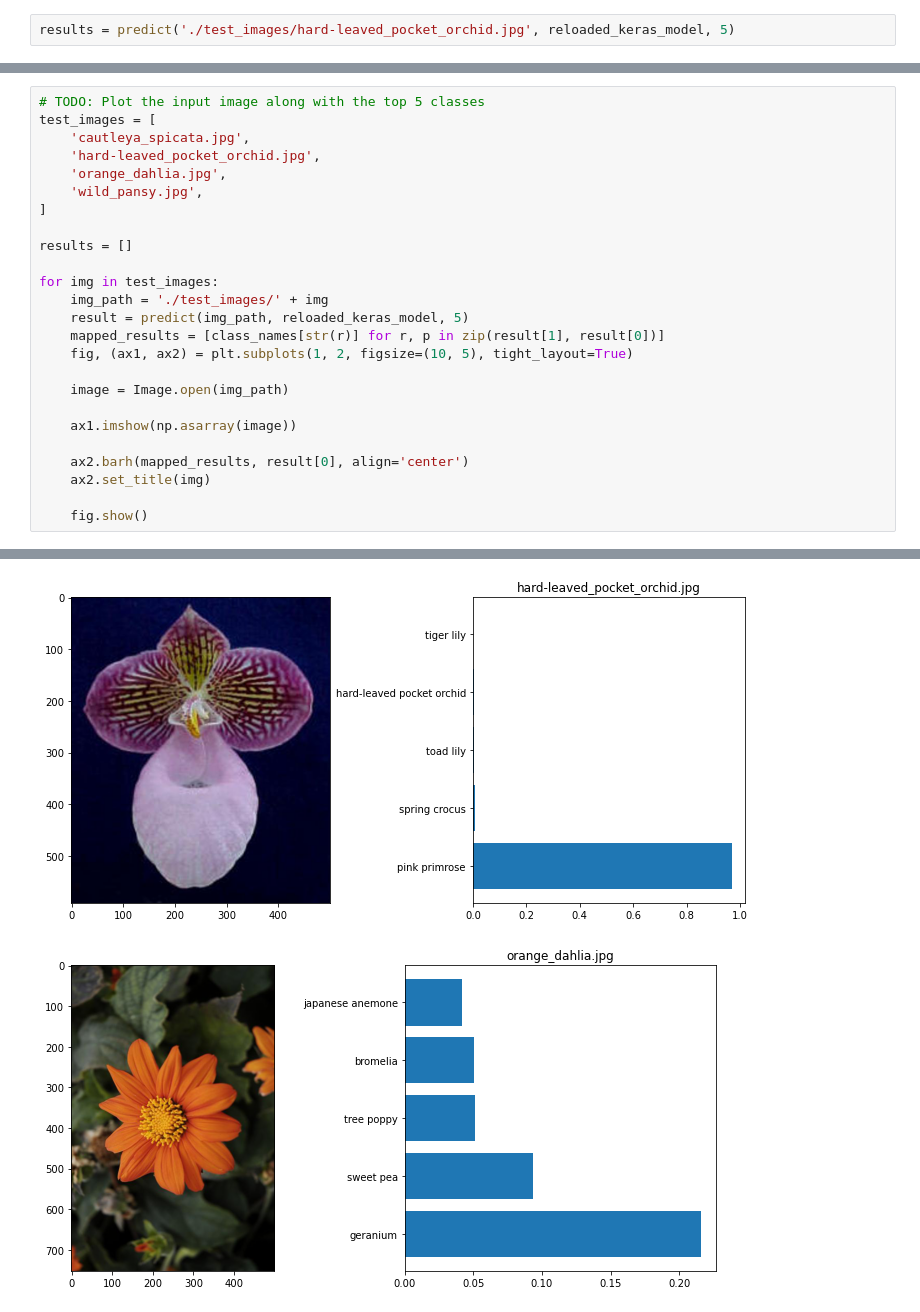
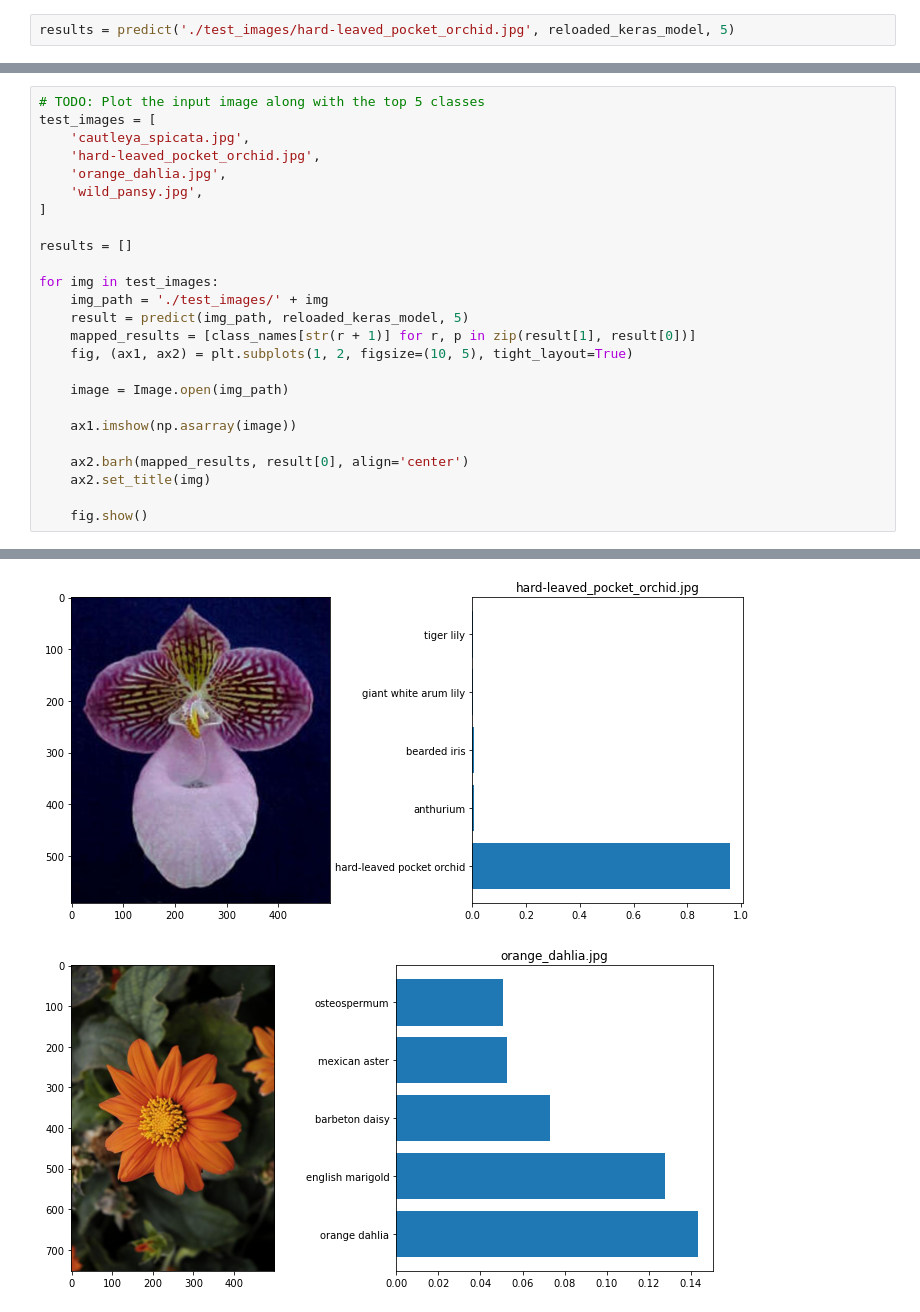
Before and after one commit to dobleuber/intro-to-ml-tensorflow, a Jupyter notebook: image_classifier/Project_Image_Classifier_Project.ipynb, the cells around one changed output, grey strips where cells are left out. Cells and saved outputs as stored; diff of their text form.

```diff
--- a/image_classifier/Project_Image_Classifier_Project.ipynb
+++ b/image_classifier/Project_Image_Classifier_Project.ipynb
@@ -393,7 +402,7 @@ results = []
 for img in test_images:
     img_path = './test_images/' + img
     result = predict(img_path, reloaded_keras_model, 5)
-    mapped_results = [class_names[str(r)] for r, p in zip(result[1], result[0])]
+    mapped_results = [class_names[str(r + 1)] for r, p in zip(result[1], result[0])]
     fig, (ax1, ax2) = plt.subplots(1, 2, figsize=(10, 5), tight_layout=True)
 
     image = Image.open(img_path)
@@ -409,2 +418,2 @@ for img in test_images:
-[figure, old version]
+[figure, new version]
-[figure, old version]
+[figure, new version]
```
Also changed, not shown: parts of 6 cells of this notebook, 3 other files.
